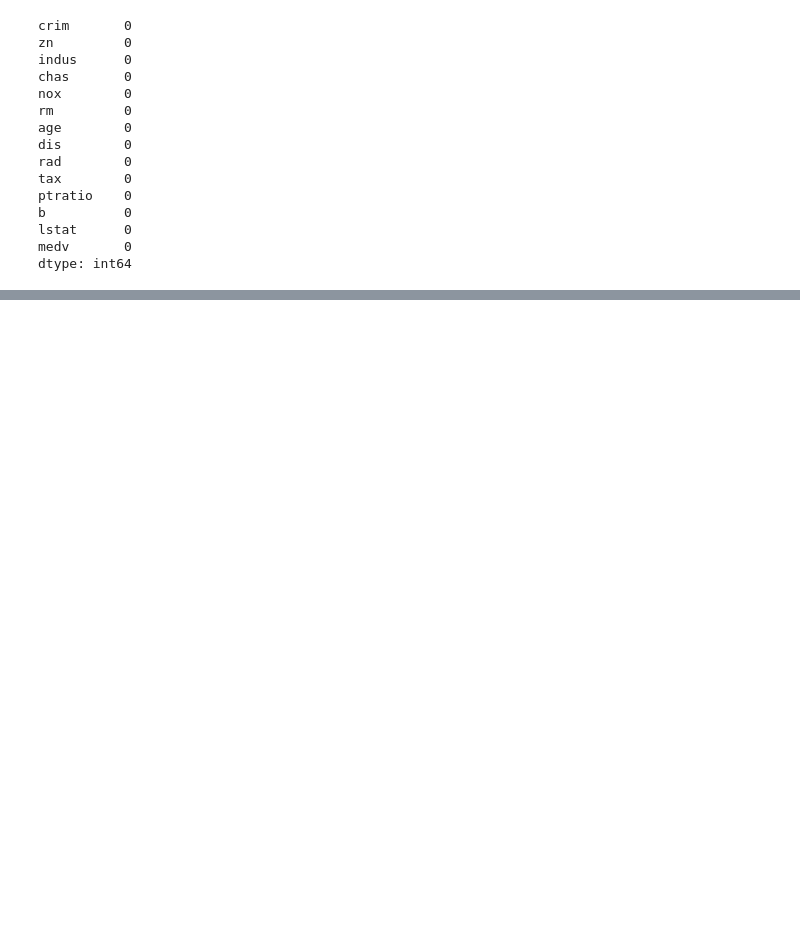
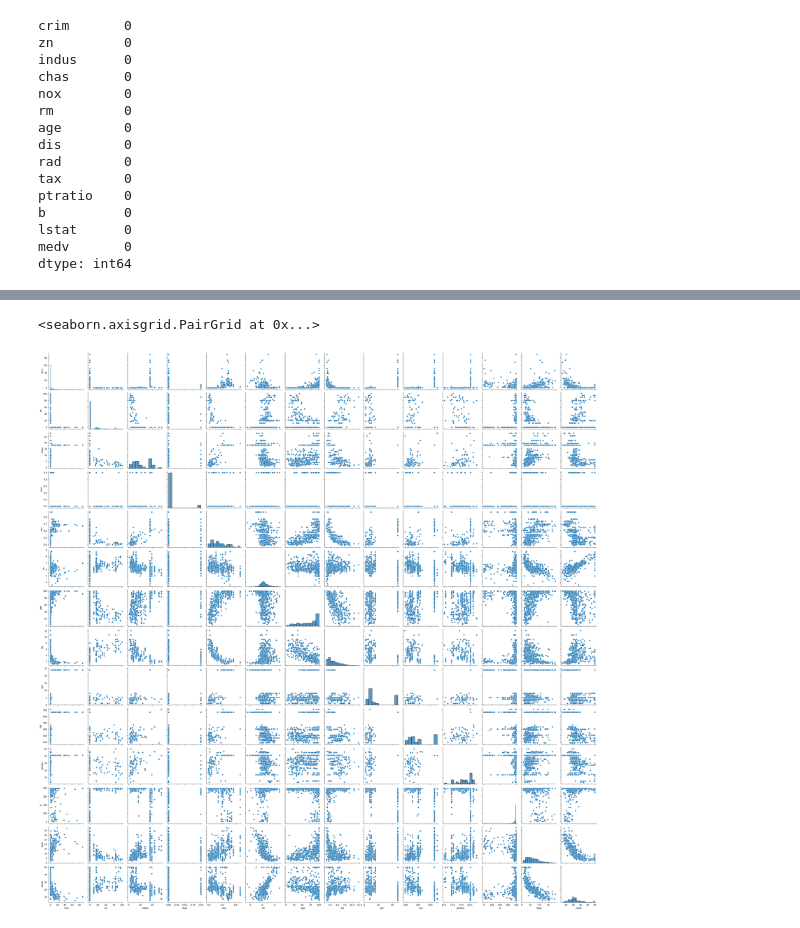
Before and after one commit to TanmayMachkar/ML-1, a Jupyter notebook: Untitled.ipynb, the cells around one changed output, grey strips where cells are left out. Drawn from its saved outputs; the diff is of its cells as text; code cells hidden in the pictures; blank space fills up the shorter version.

```diff
--- a/Untitled.ipynb
+++ b/Untitled.ipynb
@@ -141,3 +141,9 @@ boston_df.corr()
 # Independent feature = every feature except medv
 # Output feature = medv
 # If independent features are highly -vely or +vely correlated with each other we can remove one those features and keep the other one
+# %%
+import seaborn as sns
+sns.pairplot(boston_df)
+# %% [output]
+<seaborn.axisgrid.PairGrid at 0x...>
+[figure, added]
```
Also changed, not shown: parts of 16 cells of this notebook.
